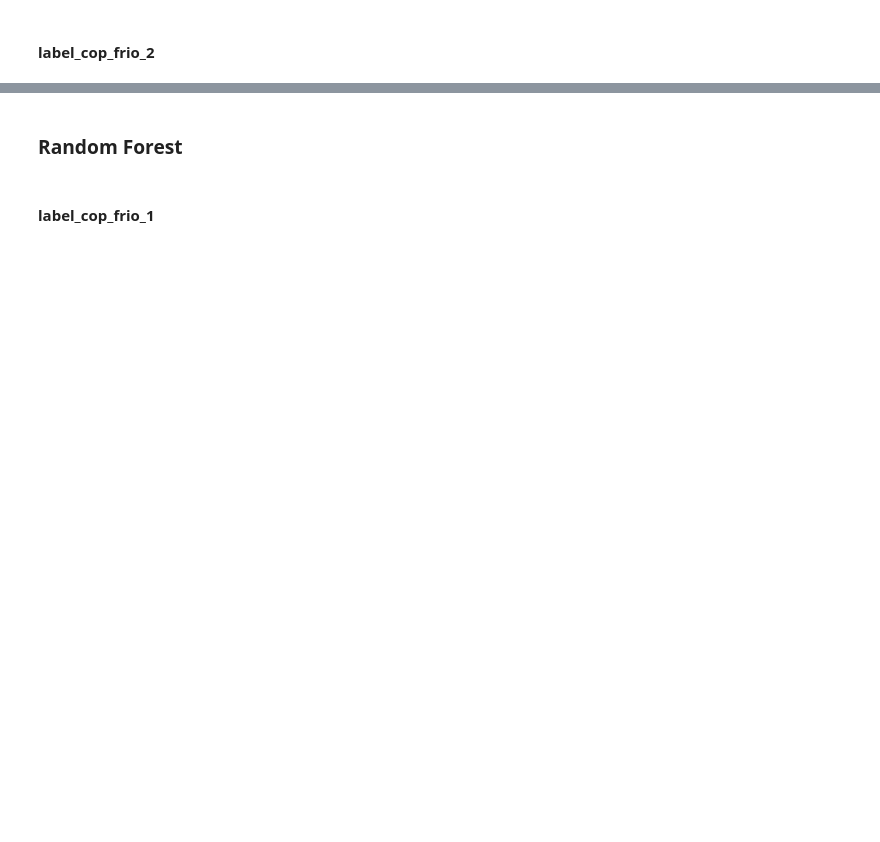
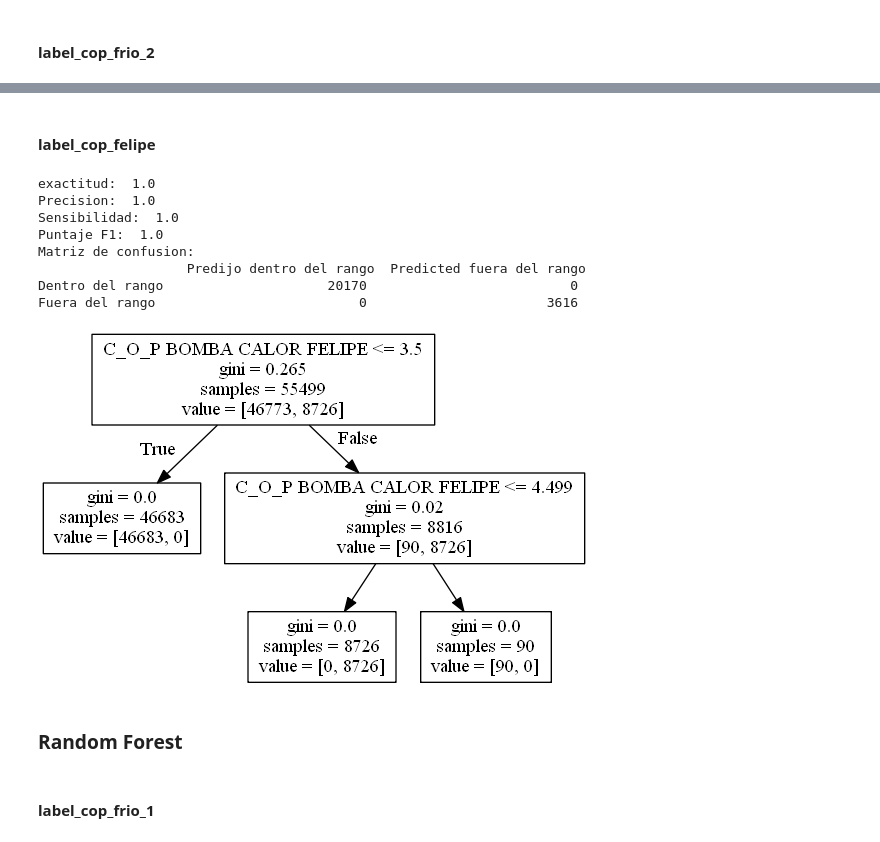
Before and after one commit to douglasag17/ML-SmartBuildings, a Jupyter notebook: AprendizajeSupervisado/aprendizajeSupervisado.ipynb, the cells around one changed output, grey strips where cells are left out. Drawn from its saved outputs; the diff is of its cells as text; code cells hidden in the pictures; blank space fills up the shorter version.

```diff
--- a/AprendizajeSupervisado/aprendizajeSupervisado.ipynb
+++ b/AprendizajeSupervisado/aprendizajeSupervisado.ipynb
@@ -161,3 +190,32 @@ Fuera del rango                          0                       6906
+# %% [markdown]
+#### label_cop_felipe
+# %%
+variables_a_eliminar = ["Fecha- hora de lectura", "label_cop_carlos", "label_cop_felipe", "label_cop_frio_1", "label_cop_frio_2"]
+lista_variables = dataClasificacion.columns.values.tolist()
+subLista = [x for x in lista_variables if x not in variables_a_eliminar]
+
+X = dataClasificacion[subLista]
+#Variable a clasificar
+y = dataClasificacion["label_cop_felipe"]
+
+modeloTree = treeClassifier(X, y)
+
+tree.export_graphviz(modeloTree, out_file='tree_felipe.dot', feature_names=X.columns)
+myCmd = 'dot -Tpng tree_felipe.dot -o tree_felipe.png  '
+os.system(myCmd)
+# Display in jupyter notebook
+from IPython.display import Image
+Image(filename = 'tree_felipe.png')
+# %% [output]
+exactitud:  1.0
+Precision:  1.0
+Sensibilidad:  1.0
+Puntaje F1:  1.0
+Matriz de confusion:
+                   Predijo dentro del rango  Predicted fuera del rango
+Dentro del rango                     20170                          0
+Fuera del rango                          0                       3616
+[figure, added]
 # %% [markdown]
 ### Random Forest
 # %%
```
Also changed, not shown: parts of 23 cells of this notebook.
